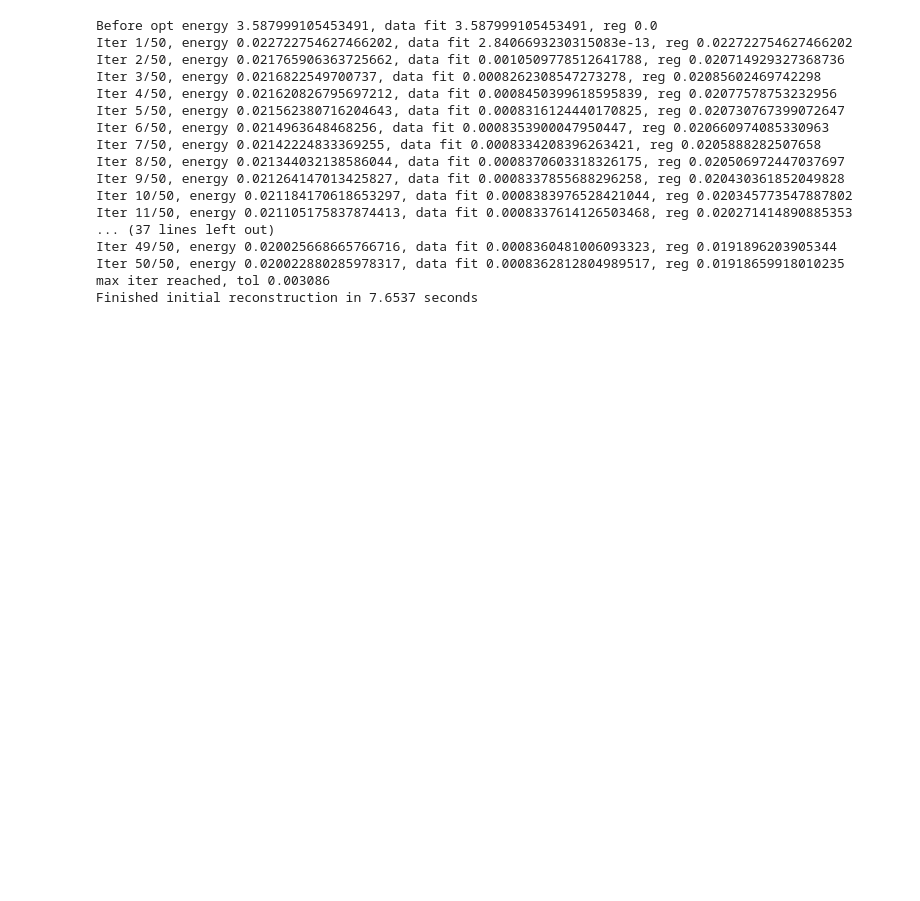
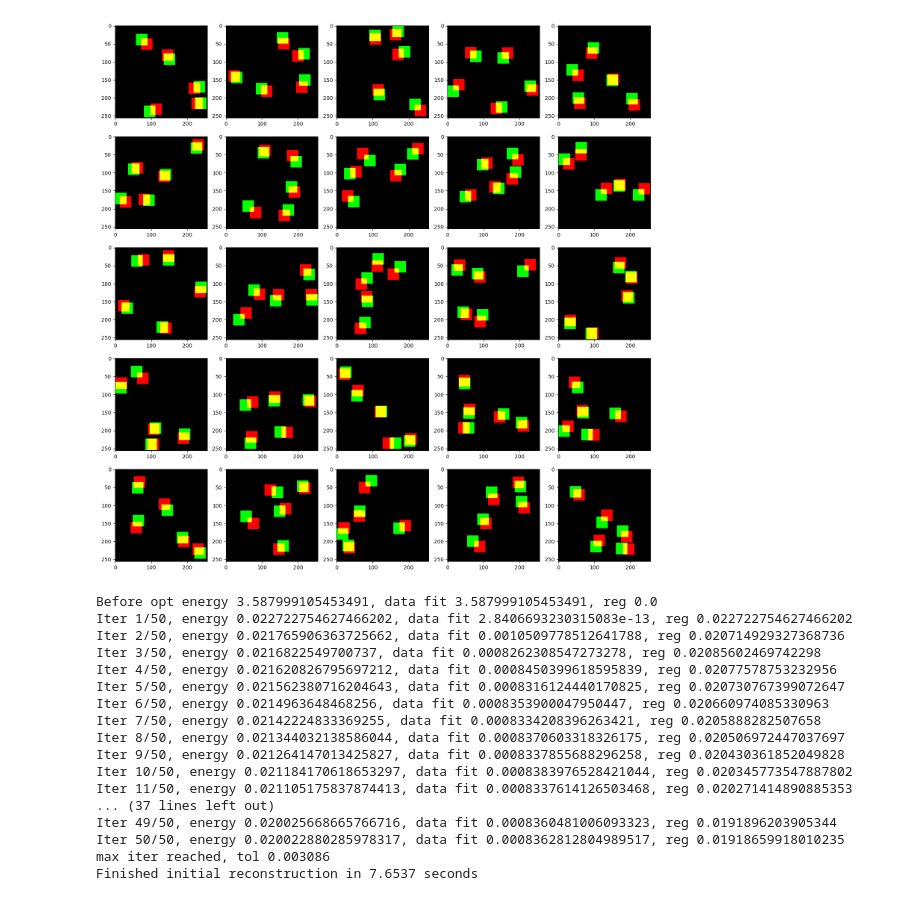
Before and after one commit to somcogo/space_time_reg, a Jupyter notebook: notebook.ipynb, the cells around one changed output. Saved outputs shown, nothing was run; the diff lists cells and outputs as text; code cells hidden in the pictures; blank space fills up the shorter version.

```diff
--- a/notebook.ipynb
+++ b/notebook.ipynb
@@ -15,3 +67,19 @@ import fastmri
+# %%
+cs = []
+for i in range(100):
+    c = get_circles(5, 'nsame', max_dist=20, img_size=256, seed=i)
+    c = torch.stack([c[0], c[1], torch.zeros_like(c[0])], dim=2)
+    cs.append(c)
+# %%
+nr = 5
+f,a = plt.subplots(nr, nr)
+f.set_size_inches(15, 15)
+for x in range(nr):
+    for y in range(nr):
+        a[x,y].imshow(cs[nr*x+y])
+f.tight_layout()
+# %% [output]
+[figure, added]
 # %%
 from src.data.fft_utils import FastmriFT, FastmriIFT, FTAndSubsample, ZeroFillAndIFT
 from argparse import Namespace
```
Also changed, not shown: parts of 1 cell of this notebook, 2 other files.
